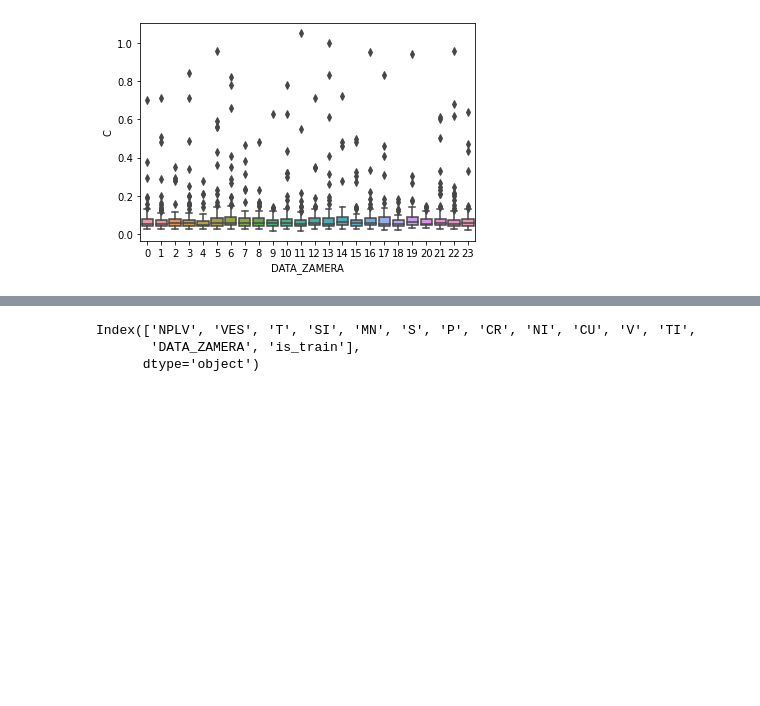
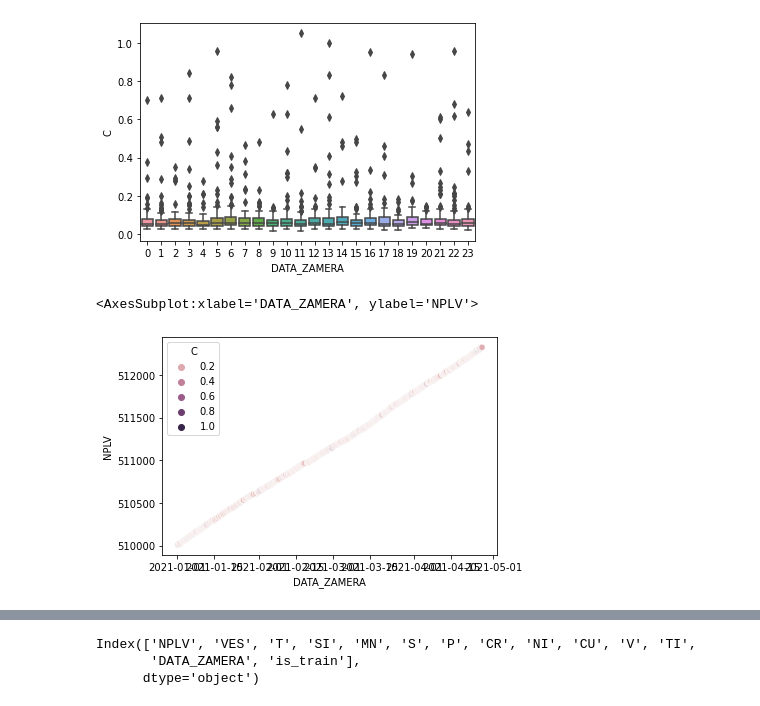
Before and after one commit to i-vainn/evraz_ai_hack, a Jupyter notebook: chugun/explore_chugun.ipynb, the cells around one changed output, grey strips where cells are left out. Saved outputs shown, nothing was run; the diff lists cells and outputs as text; code cells hidden in the pictures; blank space fills up the shorter version.

```diff
--- a/chugun/explore_chugun.ipynb
+++ b/chugun/explore_chugun.ipynb
@@ -6,9 +6,9 @@ import seaborn as sns
 
 # from pandas_profiling import ProfileReport
 # %%
-train = pd.read_csv('../data/chugun_train.csv')
+train = pd.read_csv('../data/chugun_train.csv').drop([1024, 2041])
 test = pd.read_csv('../data/chugun_test.csv')
-target = pd.read_csv('../data/target_train.csv')
+target = pd.read_csv('../data/target_train.csv').drop([1024, 2041])
 # %%
 train.shape, test.shape
 # %% [output]
@@ -402,0 +405,5 @@ sns.boxplot(x=df.DATA_ZAMERA.dt.hour, y=target.C)
+# %%
+sns.scatterplot(data=df[(df.is_train==1)&(target.C>target.C.quantile(0.3))], x='DATA_ZAMERA', y='NPLV', hue=target.C)
+# %% [output]
+<AxesSubplot:xlabel='DATA_ZAMERA', ylabel='NPLV'>
+[figure, added]
```
Also changed, not shown: parts of 26 cells of this notebook, 4 other files.
